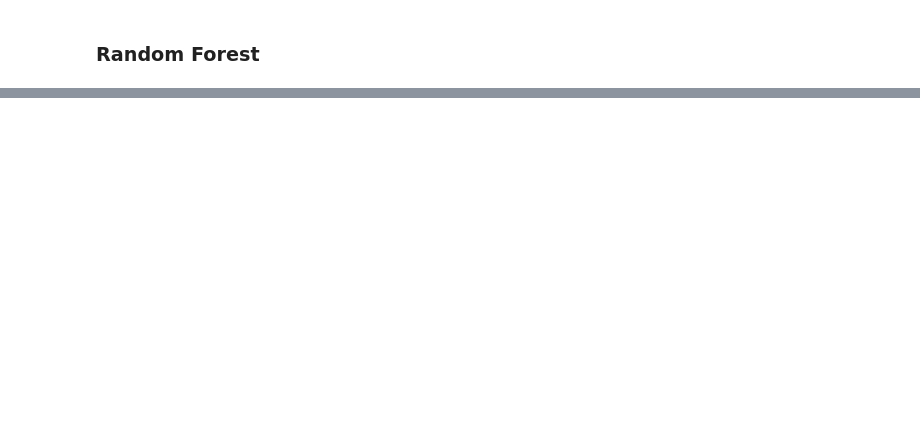
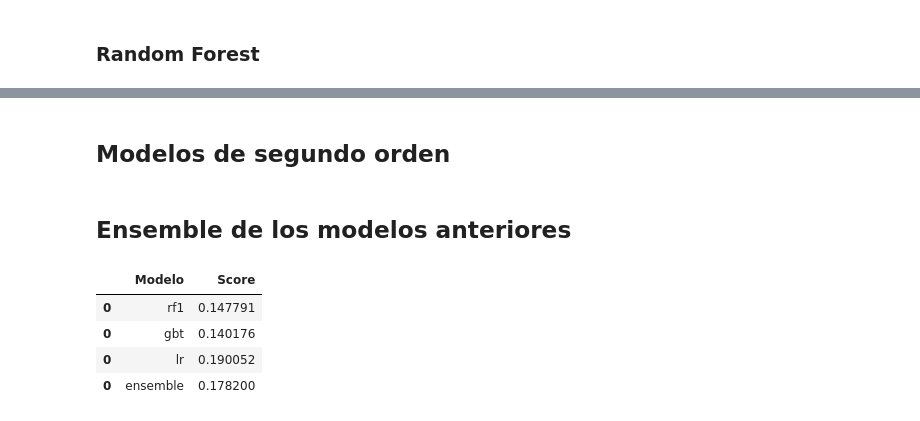
Before and after one commit to maberrocal/Data_Science_with_Spark, a Jupyter notebook: 3. Modelos.ipynb, the cells around one changed output, grey strips where cells are left out. Drawn from its saved outputs; the diff is of its cells as text; code cells hidden in the pictures; blank space fills up the shorter version.

```diff
--- a/3. Modelos.ipynb
+++ b/3. Modelos.ipynb
@@ -276,0 +361,6 @@ only showing top 5 rows
+# %%
+val=lr_cv_mod.bestModel.transform(val)
+val.show(5)
+evaluator=UserEval(predictionCol='p_lr_1')
+modelos_eval=pd.concat([modelos_eval,pd.DataFrame([('lr',evaluator.evaluate(val))],columns=['Modelo','Score'])])
+modelos_eval
@@ -276,0 +382,33 @@ only showing top 5 rows
+# %% [markdown]
+## Modelos de segundo orden
+# %% [markdown]
+## Ensemble de los modelos anteriores
+# %%
+# Se entrena el modelo superior sobre el conjunto de entrenamiento concatenando las predicciones de cada modelo
+tmp = lr_cv_mod.bestModel.transform(train)
+tmp = rf_1_cv_mod.bestModel.transform(tmp)
+tmp = gbt_cv_mod.bestModel.transform(tmp)
+conjunto = VectorAssembler(inputCols=["p_lr_1", "p_rf_1", "p_gbt_1"], outputCol="features_ensemble")
+
+# Se pasan a formato vecto
+train_ensemble=conjunto.transform(tmp)
+validation_ensemble=conjunto.transform(val)
+
+
+# Regresión lineal de los modelos
+lr_ensemble = LinearRegression(predictionCol='p_ensemble',featuresCol='features_ensemble')
+lr_ensemble=lr_ensemble.fit(train_ensemble)
+
+# Evaluación sobre el conjunto de test
+validation_ensemble=lr_ensemble.transform(validation_ensemble)
+evaluator=UserEval(predictionCol='p_ensemble')
+modelos_eval=pd.concat([modelos_eval,pd.DataFrame([('ensemble',evaluator.evaluate(validation_ensemble))]\
+                                                  ,columns=['Modelo','Score'])])
+
+modelos_eval
+# %% [output]
+|  | Modelo | Score |
+| 0 | rf1 | 0.147791 |
+| 0 | gbt | 0.140176 |
+| 0 | lr | 0.190052 |
+| 0 | ensemble | 0.178200 |
```
Also changed, not shown: parts of 19 cells of this notebook, 8 other files.
